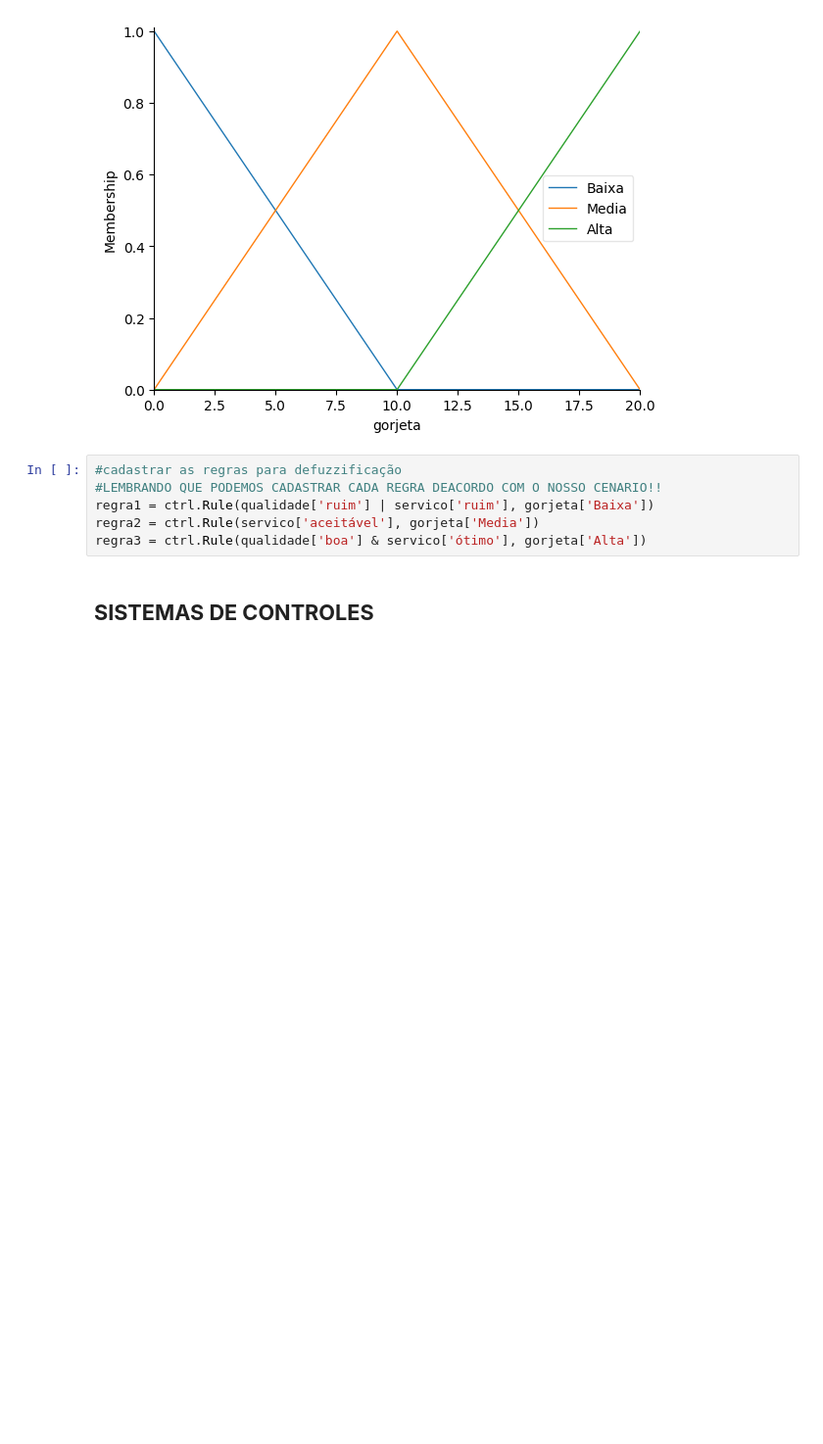
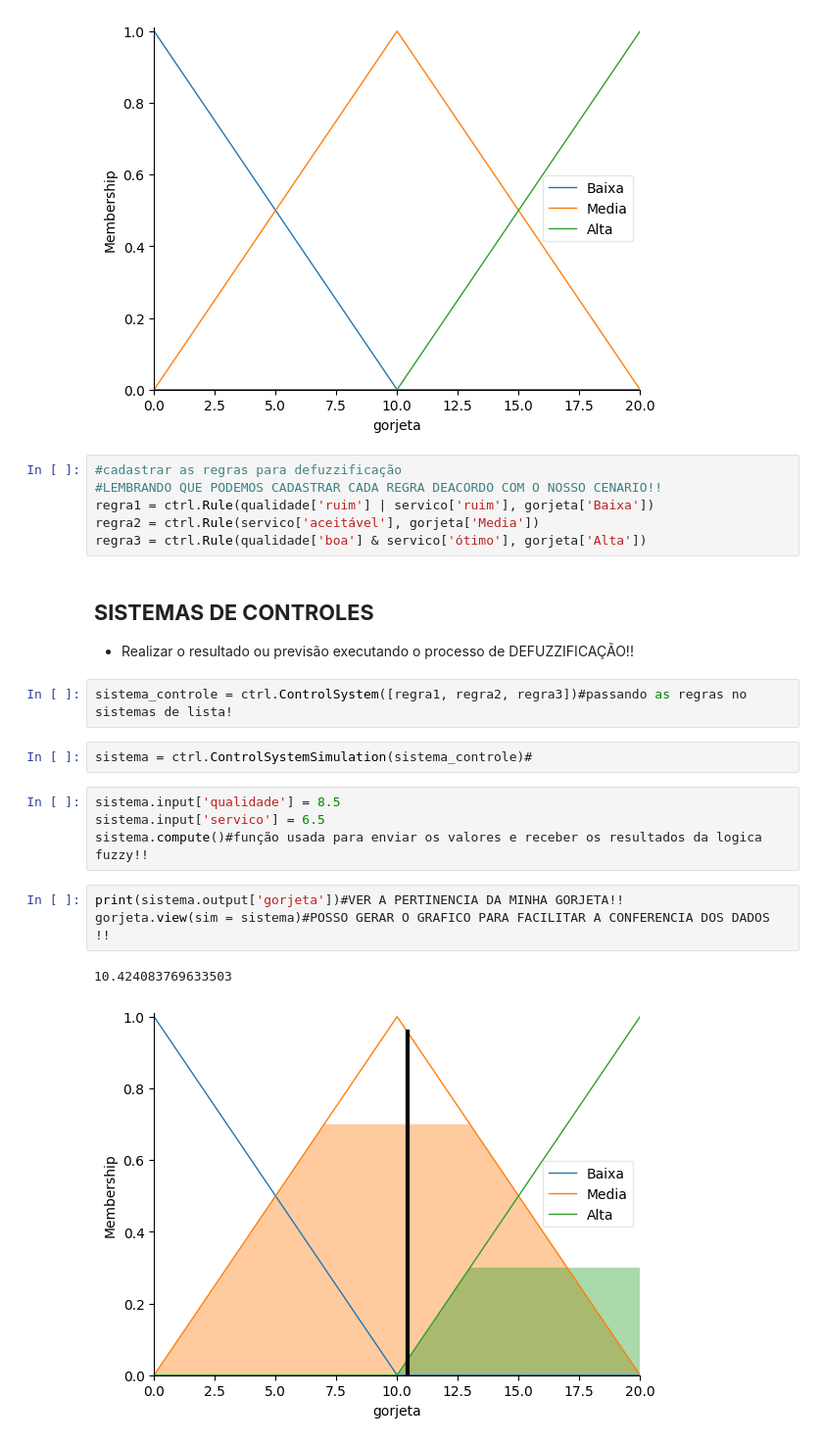
Before and after one commit to DouglasSilva2/Logica_de_Fuzzy_python, a Jupyter notebook: Logica_de_Fuzzy_Python.ipynb, the cells around one changed output. Shown at 98% size. Cells and saved outputs as stored; diff of their text form; blank space fills up the shorter version.

Commit message:
Logica_de_Fuzzy

```diff
--- a/Logica_de_Fuzzy_Python.ipynb
+++ b/Logica_de_Fuzzy_Python.ipynb
@@ -112,5 +112,21 @@ gorjeta.view()
 regra1 = ctrl.Rule(qualidade['ruim'] | servico['ruim'], gorjeta['Baixa'])
 regra2 = ctrl.Rule(servico['aceitável'], gorjeta['Media'])
 regra3 = ctrl.Rule(qualidade['boa'] & servico['ótimo'], gorjeta['Alta'])
-# %% [markdown]
-## **SISTEMAS DE CONTROLES**
+# %% [markdown]
+## **SISTEMAS DE CONTROLES**
+
+  * Realizar o resultado ou previsão executando o processo de DEFUZZIFICAÇÃO!!
+# %%
+sistema_controle = ctrl.ControlSystem([regra1, regra2, regra3])#passando as regras no sistemas de lista!
+# %%
+sistema = ctrl.ControlSystemSimulation(sistema_controle)#
+# %%
+sistema.input['qualidade'] = 8.5
+sistema.input['servico'] = 6.5
+sistema.compute()#função usada para enviar os valores e receber os resultados da logica fuzzy!!
+# %%
+print(sistema.output['gorjeta'])#VER A PERTINENCIA DA MINHA GORJETA!!
+gorjeta.view(sim = sistema)#POSSO GERAR O GRAFICO PARA FACILITAR A CONFERENCIA DOS DADOS !!
+# %% [output]
+10.424083769633503
+[figure, added]
```
